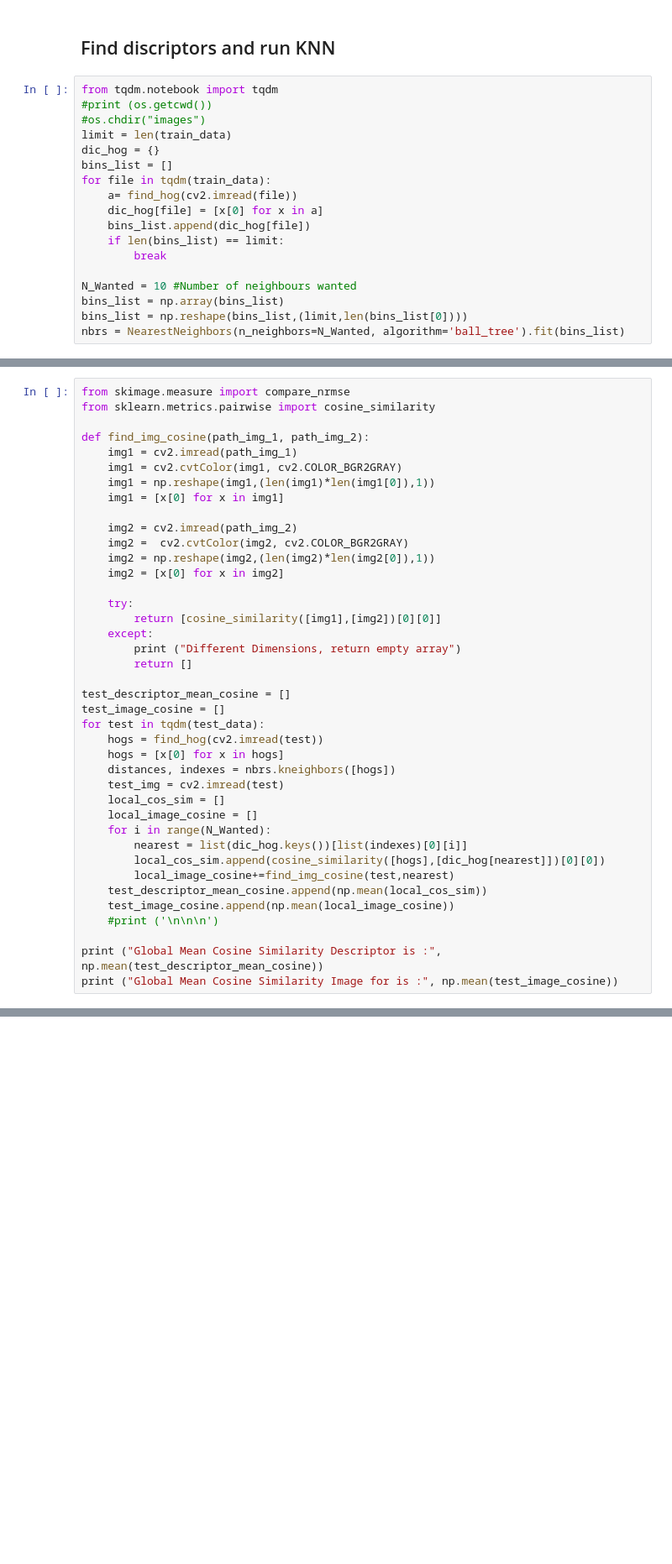
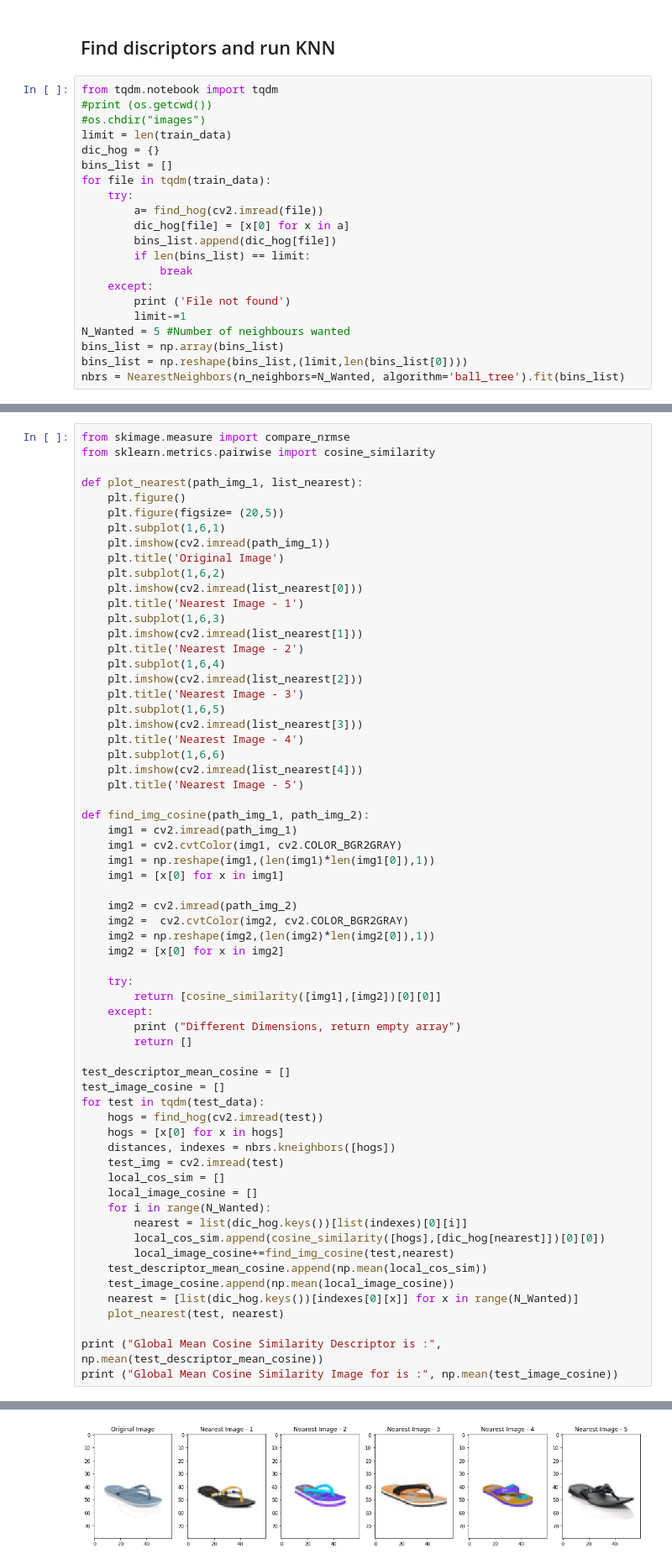
Before and after one commit to nirajsrinivas/VIC_Project, a Jupyter notebook: HOG_NN_Train_Test.ipynb, the cells around one changed output, grey strips where cells are left out. Shown at 84% size. Drawn from its saved outputs; the diff is of its cells as text; blank space fills up the shorter version.

Commit message:
Updated to new test and train data

```diff
--- a/HOG_NN_Train_Test.ipynb
+++ b/HOG_NN_Train_Test.ipynb
@@ -54,13 +61,16 @@ limit = len(train_data)
 dic_hog = {}
 bins_list = []
 for file in tqdm(train_data):
-    a= find_hog(cv2.imread(file))
-    dic_hog[file] = [x[0] for x in a]
-    bins_list.append(dic_hog[file])
-    if len(bins_list) == limit:
-        break
-
-N_Wanted = 10 #Number of neighbours wanted
+    try:
+        a= find_hog(cv2.imread(file))
+        dic_hog[file] = [x[0] for x in a]
+        bins_list.append(dic_hog[file])
+        if len(bins_list) == limit:
+            break
+    except:
+        print ('File not found')
+        limit-=1
+N_Wanted = 5 #Number of neighbours wanted
 bins_list = np.array(bins_list)
 bins_list = np.reshape(bins_list,(limit,len(bins_list[0])))
 nbrs = NearestNeighbors(n_neighbors=N_Wanted, algorithm='ball_tree').fit(bins_list)
@@ -67,6 +79,28 @@ nbrs = NearestNeighbors(n_neighbors=N_Wanted, algorithm='ball_tree').fit(bins_li
 # %%
 from skimage.measure import compare_nrmse
 from sklearn.metrics.pairwise import cosine_similarity
+
+def plot_nearest(path_img_1, list_nearest):
+    plt.figure()
+    plt.figure(figsize= (20,5))
+    plt.subplot(1,6,1)
+    plt.imshow(cv2.imread(path_img_1))
+    plt.title('Original Image')
+    plt.subplot(1,6,2)
+    plt.imshow(cv2.imread(list_nearest[0]))
+    plt.title('Nearest Image - 1')
+    plt.subplot(1,6,3)
+    plt.imshow(cv2.imread(list_nearest[1]))
+    plt.title('Nearest Image - 2')
+    plt.subplot(1,6,4)
+    plt.imshow(cv2.imread(list_nearest[2]))
+    plt.title('Nearest Image - 3')
+    plt.subplot(1,6,5)
+    plt.imshow(cv2.imread(list_nearest[3]))
+    plt.title('Nearest Image - 4')
+    plt.subplot(1,6,6)
+    plt.imshow(cv2.imread(list_nearest[4]))
+    plt.title('Nearest Image - 5')
 
 def find_img_cosine(path_img_1, path_img_2):
     img1 = cv2.imread(path_img_1)
@@ -100,7 +134,8 @@ for test in tqdm(test_data):
         local_image_cosine+=find_img_cosine(test,nearest)
     test_descriptor_mean_cosine.append(np.mean(local_cos_sim))
     test_image_cosine.append(np.mean(local_image_cosine))
-    #print ('\n\n\n')
+    nearest = [list(dic_hog.keys())[indexes[0][x]] for x in range(N_Wanted)]
+    plot_nearest(test, nearest)
 
 print ("Global Mean Cosine Similarity Descriptor is :", np.mean(test_descriptor_mean_cosine))
 print ("Global Mean Cosine Similarity Image for is :", np.mean(test_image_cosine))
@@ -113,0 +146 @@ Global Mean Cosine Similarity Image for is : 0.9734942164468434
+[figure, added]
```
Also changed, not shown: parts of 4 cells of this notebook.
